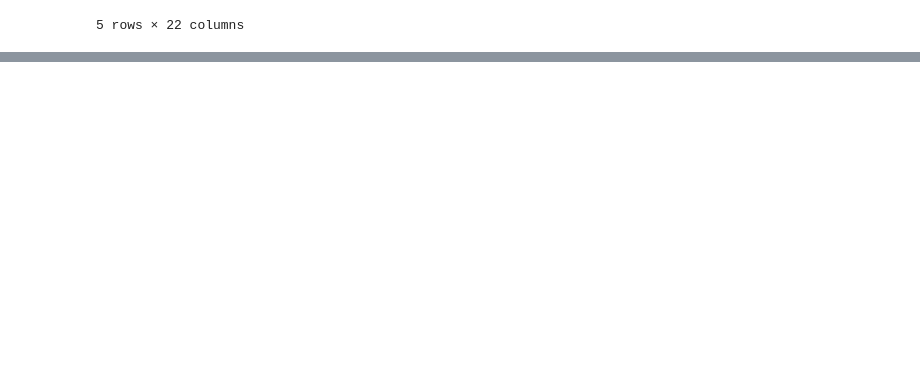
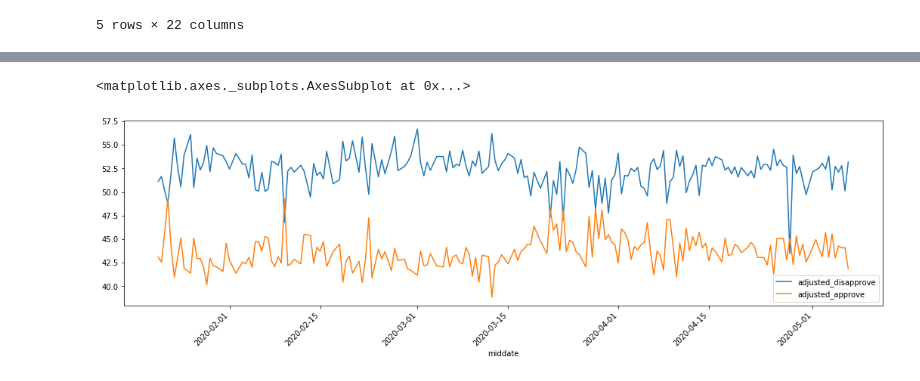
Before and after one commit to jtmartineau/SEIHARD, a Jupyter notebook: Model.ipynb, the cells around one changed output, grey strips where cells are left out. Drawn from its saved outputs; the diff is of its cells as text; code cells hidden in the pictures; blank space fills up the shorter version.

```diff
--- a/Model.ipynb
+++ b/Model.ipynb
@@ -75,3 +81,10 @@ trump_approval_538.head()
 | 3 | Donald Trump | All polls | 5/8/2020 | 1/20/2017 | 1/24/2017 | Ipsos | B- | 1632.0 | a | ... |
 | 4 | Donald Trump | All polls | 5/8/2020 | 1/22/2017 | 1/24/2017 | Rasmussen Reports/Pulse Opinion R... | C+ | 1500.0 | lv | ... |
 5 rows × 22 columns
+# %%
+trump_approval_538['modeldate'] = pd.to_datetime(trump_approval_538['modeldate'], format='%m/%d/%Y')
+trump_approval_538['startdate'] = pd.to_datetime(trump_approval_538['startdate'], format='%m/%d/%Y')
+trump_approval_538['enddate'] = pd.to_datetime(trump_approval_538['enddate'], format='%m/%d/%Y')
+# %%
+trump_approval_538['middate'] = trump_approval_538['startdate'] + (trump_approval_538['enddate'] - trump_approval_538['startdate'])/2
+trump_approval_538.head()
@@ -77,0 +99,5 @@ trump_approval_538.head()
+# %%
+trump_approval_538[trump_approval_538['middate'] >= pd.to_datetime('2020-01-21', infer_datetime_format = True)].groupby('middate')[['adjusted_disapprove','adjusted_approve']].mean().plot(rot = 45, figsize = (18,5))
+# %% [output]
+<matplotlib.axes._subplots.AxesSubplot at 0x...>
+[figure, added]
```
Also changed, not shown: parts of 5 cells of this notebook.
